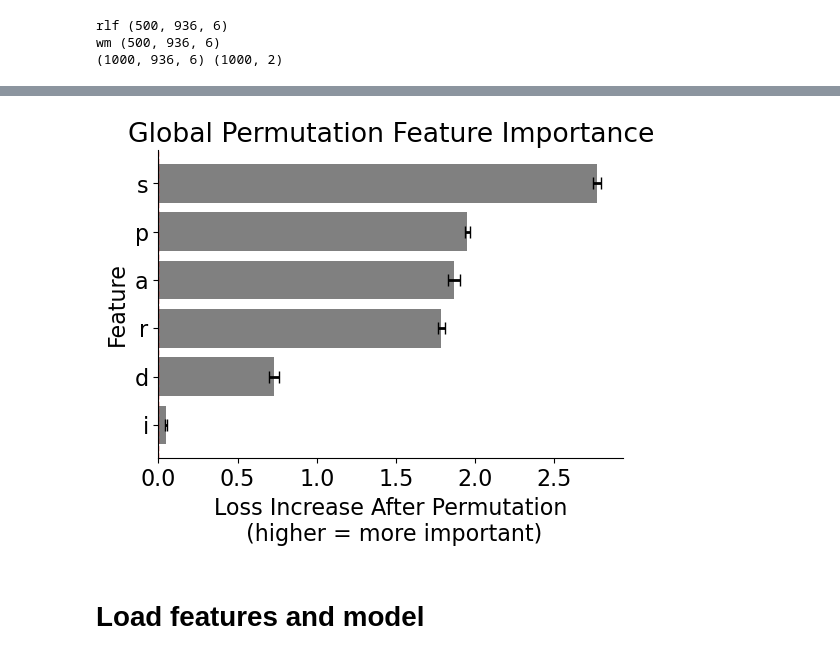
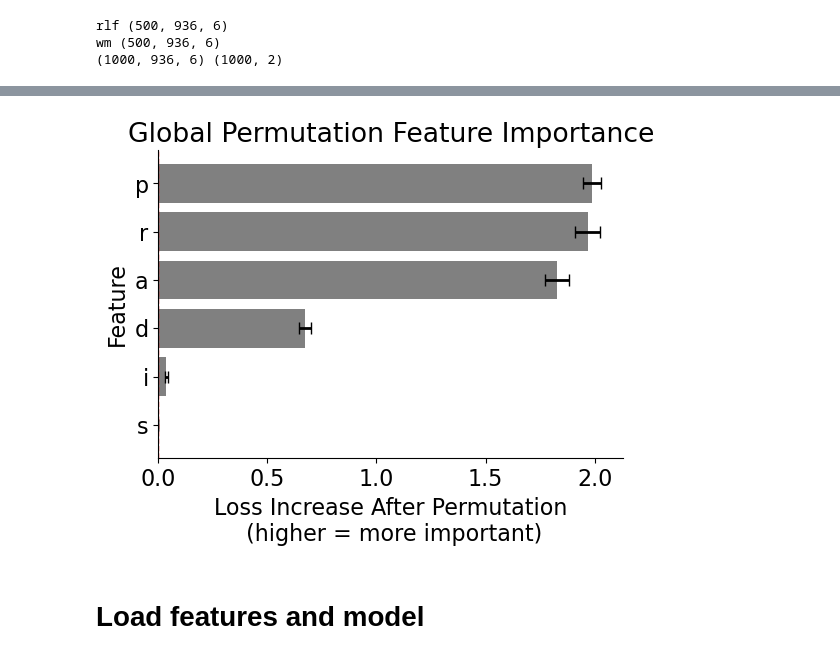
Before and after one commit to ti55987/DL4CM, a Jupyter notebook: permutation_test.ipynb, the cells around one changed output, grey strips where cells are left out. Drawn from its saved outputs; the diff is of its cells as text; code cells hidden in the pictures.

```diff
--- a/permutation_test.ipynb
+++ b/permutation_test.ipynb
@@ -80,6 +83,9 @@ all_test_labels_cat = tf.keras.utils.to_categorical(
     all_test_labels, num_classes=test_data.model_type.nunique()
 )
 
+all_test_features, all_test_labels_cat = shuffle(
+    all_test_features.numpy(), all_test_labels_cat, random_state=0
+)
 print(all_test_features.shape, all_test_labels_cat.shape)
 # %% [output]
 rlf (500, 936, 6)
@@ -91,12 +97,12 @@ model_classifier = tf.keras.models.load_model(f"./models/{model_name}", compile=
 # %%
 ranking = permutation_importance_global_sequence(
     model=model_classifier,
-    X_val=all_test_features.numpy(),
+    X_val=all_test_features,
     y_val=all_test_labels_cat,
     feature_names=feature_list,
     n_repeats=3,
     batch_size=64,
-    shuffle_mode="within_sample",
+    shuffle_mode="sequence",
     block_size=32,
     random_state=123
 )
@@ -121,39 +127,39 @@ Permutation loss: 0.9431646466255188
 # %%
 plt.rcParams.update({"font.size": 16})
 
 fig, ax = plt.subplots(figsize=(6, 4))
 ax = sns.barplot(
     data=ranking,
     x="importance_mean",
     y="feature",
     color="grey",
     ax=ax,
 )
 # add error bars if present
 if "importance_std" in ranking.columns:
     ax.errorbar(
         x=ranking["importance_mean"],
         y=range(len(ranking)),
         xerr=ranking["importance_std"],
         fmt="none",
         ecolor="black",
         capsize=4,
         lw=2
     )
 ax.axvline(0, color="red", linestyle="--", linewidth=1)
 ax.set_title(f"Global Permutation Feature Importance") # ({k}% missing)")
 ax.set_xlabel("Loss Increase After Permutation\n (higher = more important)")
 short_labels = [l.get_text()[:1] for l in ax.get_yticklabels()]
 ax.set_yticklabels(short_labels, rotation=0)
 ax.set_ylabel("Feature")
 sns.despine(ax=ax)
-# fig.savefig(
-#     f"/Users/ccnlab/Documents/project_dl4rl/Tutorial/mi_importance.png",
-#     dpi=600,
-#     bbox_inches="tight",
-# )
+fig.savefig(
+    f"/Users/ccnlab/Documents/project_dl4rl/Tutorial/mi_importance.png",
+    dpi=600,
+    bbox_inches="tight",
+)
 # %% [output]
-[figure, old version]
+[figure, new version]
 # %% [markdown]
 # Load features and model
 # %%
```
Also changed, not shown: parts of 2 cells of this notebook, 3 other files.
